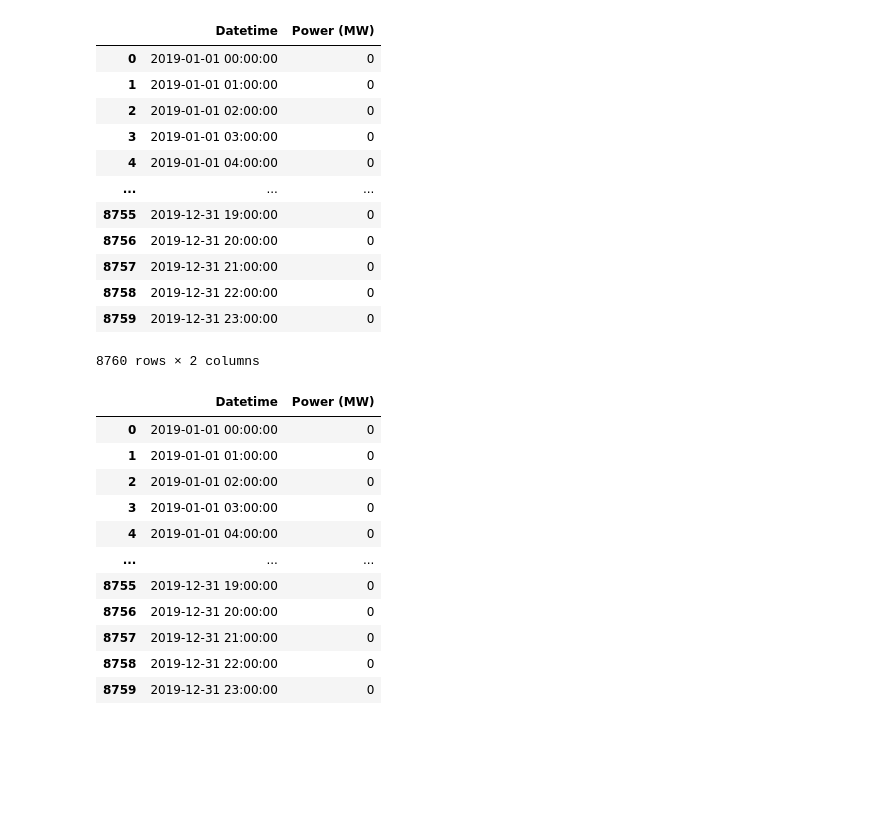
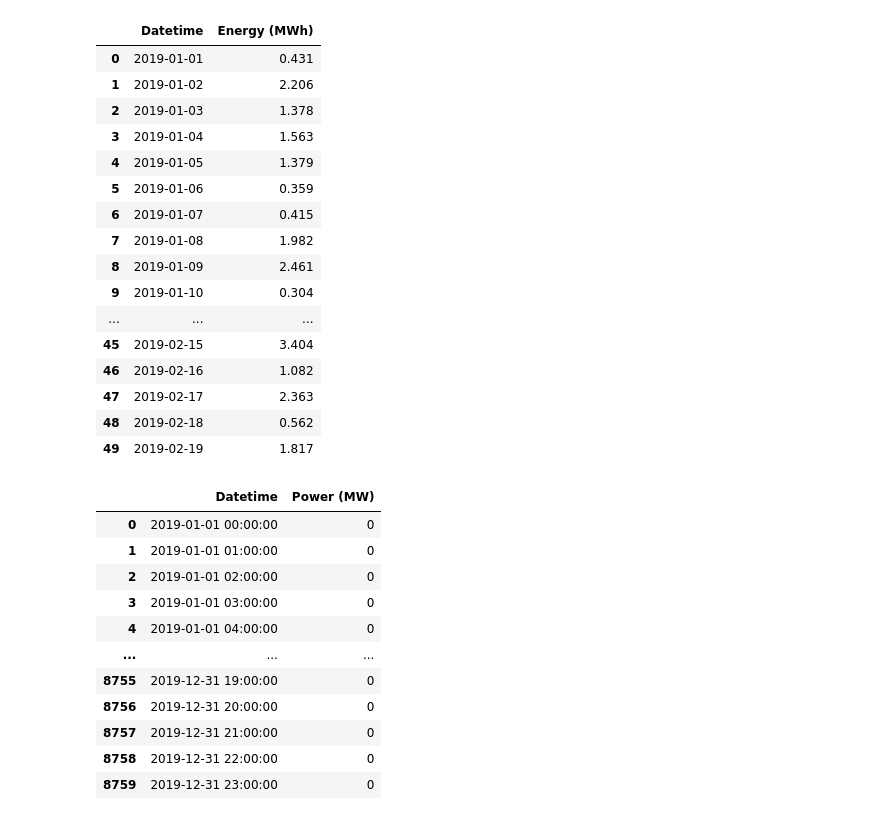
Before and after one commit to YuanJianhao508/3YP_LEO_PowerGroup, a Jupyter notebook: SectionCoop/Solar/Solar generation data.ipynb, the cells around one changed output. Saved outputs shown, nothing was run; the diff lists cells and outputs as text; code cells hidden in the pictures; blank space fills up the shorter version.

```diff
--- a/SectionCoop/Solar/Solar generation data.ipynb
+++ b/SectionCoop/Solar/Solar generation data.ipynb
@@ -7,10 +7,10 @@ import matplotlib.cm as cm
 import datetime
 
 # set total capacity in MW
-cap = 25
+cap = 1
 
 # import and rearange data
-df_raw = pd.read_excel (r'C:\Users\Connor Trewhella\Documents\3YP\ninja_pv_45_1kW.xlsx')
+df_raw = pd.read_excel (r'C:\Users\User\Documents\3YP\data files\ninja_pv_45_1kW.xlsx')
 df_useful = df_raw.tail(8760)
 df_useful.reset_index(inplace=True)
 df_useful = df_useful.rename(columns={'# Renewables.ninja Solar PV (Point API) - 51.658': 'Datetime', 'Unnamed: 2': 'Power (MW)'})
@@ -23,22 +23,36 @@ df_pwr_hourly = df_useful[["Datetime", "Power (MW)"]]      # note: this is also
 # get daily energy
 df_energy_daily = df_pwr_hourly.groupby(pd.Grouper(key='Datetime', freq='1D')).sum().reset_index()
 df_energy_daily = df_energy_daily.rename(columns={'Power (MW)': 'Energy (MWh)'})
+
+# half hourly profiles
+df_pwr_halfhourly = df_pwr_hourly.groupby(pd.Grouper(key='Datetime', freq='0.5H')).sum().reset_index()
+# initiate convolution vector - this will fill in the gaps left by the groupby
+Vcon = [0.5, 1, 0.5]
+df_pwr_halfhourly["Power (MW)"] = np.convolve(df_pwr_halfhourly["Power (MW)"], Vcon, mode='same')
+
+# export
+#df_pwr_halfhourly.to_csv('pv_hh_pwr.csv', index=False)
+#df_energy_daily.to_csv('pv_d_energy.csv', index=False)
-# %%
-df_pwr_hourly
-# %% [output]
-|  | Datetime | Power (MW) |
-| 0 | 2019-01-01 00:00:00 | 0 |
-| 1 | 2019-01-01 01:00:00 | 0 |
-| 2 | 2019-01-01 02:00:00 | 0 |
-| 3 | 2019-01-01 03:00:00 | 0 |
-| 4 | 2019-01-01 04:00:00 | 0 |
-| ... | ... | ... |
-| 8755 | 2019-12-31 19:00:00 | 0 |
-| 8756 | 2019-12-31 20:00:00 | 0 |
-| 8757 | 2019-12-31 21:00:00 | 0 |
-| 8758 | 2019-12-31 22:00:00 | 0 |
-| 8759 | 2019-12-31 23:00:00 | 0 |
-8760 rows × 2 columns
+# %%
+df_energy_daily.head(50)
+# %% [output]
+|  | Datetime | Energy (MWh) |
+| 0 | 2019-01-01 | 0.431 |
+| 1 | 2019-01-02 | 2.206 |
+| 2 | 2019-01-03 | 1.378 |
+| 3 | 2019-01-04 | 1.563 |
+| 4 | 2019-01-05 | 1.379 |
+| 5 | 2019-01-06 | 0.359 |
+| 6 | 2019-01-07 | 0.415 |
+| 7 | 2019-01-08 | 1.982 |
+| 8 | 2019-01-09 | 2.461 |
+| 9 | 2019-01-10 | 0.304 |
+| ... | ... | ... |
+| 45 | 2019-02-15 | 3.404 |
+| 46 | 2019-02-16 | 1.082 |
+| 47 | 2019-02-17 | 2.363 |
+| 48 | 2019-02-18 | 0.562 |
+| 49 | 2019-02-19 | 1.817 |
 # %%
 df_pwr_hourly
 # %% [output]
```
